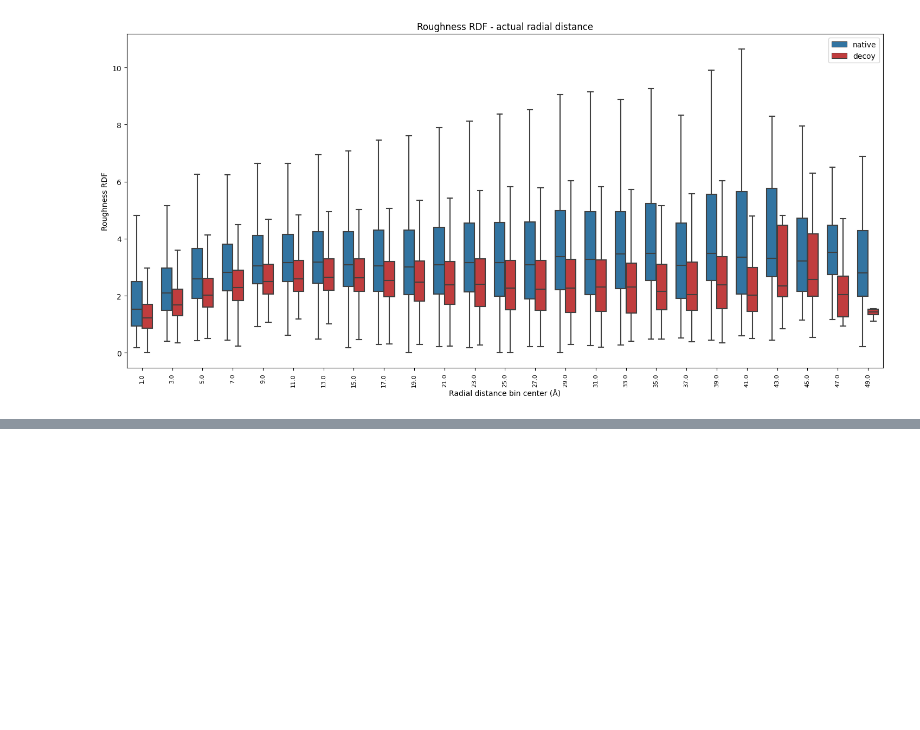
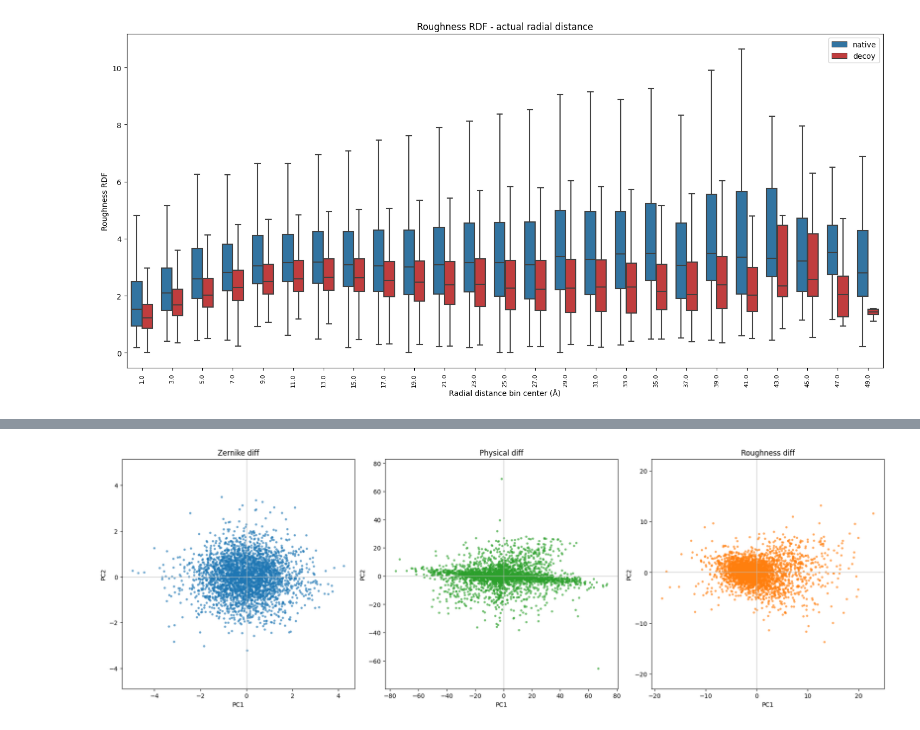
Before and after one commit to LuGiova/Zernike2D, a Jupyter notebook: plots_rdf.ipynb, the cells around one changed output, grey strips where cells are left out. Saved outputs shown, nothing was run; the diff lists cells and outputs as text; code cells hidden in the pictures; blank space fills up the shorter version.

```diff
--- a/plots_rdf.ipynb
+++ b/plots_rdf.ipynb
@@ -315,0 +421,37 @@ plt.show()
+# %%
+# PCA scatter plots for per-complex difference vectors across the 10 rings
+# One subplot for Zernike, one for Physical, and one for Roughness.
+
+
+def pca_2d_scores(df):
+    matrix = df.to_numpy(dtype=float)
+    matrix = np.nan_to_num(matrix, nan=0.0, posinf=0.0, neginf=0.0)
+    matrix = matrix - matrix.mean(axis=0, keepdims=True)
+
+    u, s, vt = np.linalg.svd(matrix, full_matrices=False)
+    scores = u[:, :2] * s[:2]
+    return scores
+
+
+pca_inputs = [
+    ('Zernike diff', diff_df.fillna(0), 'tab:blue'),
+    ('Physical diff', physical_diff.fillna(0), 'tab:green'),
+    ('Roughness diff', roughness_diff.fillna(0), 'tab:orange'),
+]
+
+fig, axes = plt.subplots(1, 3, figsize=(18, 6), constrained_layout=True)
+
+for ax, (title, diff_matrix, color) in zip(axes, pca_inputs):
+    scores = pca_2d_scores(diff_matrix)
+    ax.scatter(scores[:, 0], scores[:, 1], s=14, alpha=0.65, color=color, edgecolors='none')
+    ax.axhline(0, color='0.75', linewidth=0.8)
+    ax.axvline(0, color='0.75', linewidth=0.8)
+    ax.set_title(title)
+    ax.set_xlabel('PC1')
+    ax.set_ylabel('PC2')
+    ax.set_aspect('equal', adjustable='datalim')
+
+fig.savefig('plots/pca_diff_scatter_triplet.pdf', bbox_inches='tight')
+plt.show()
+# %% [output]
+[figure, added]
```
Also changed, not shown: parts of 4 cells of this notebook, 16 other files.
